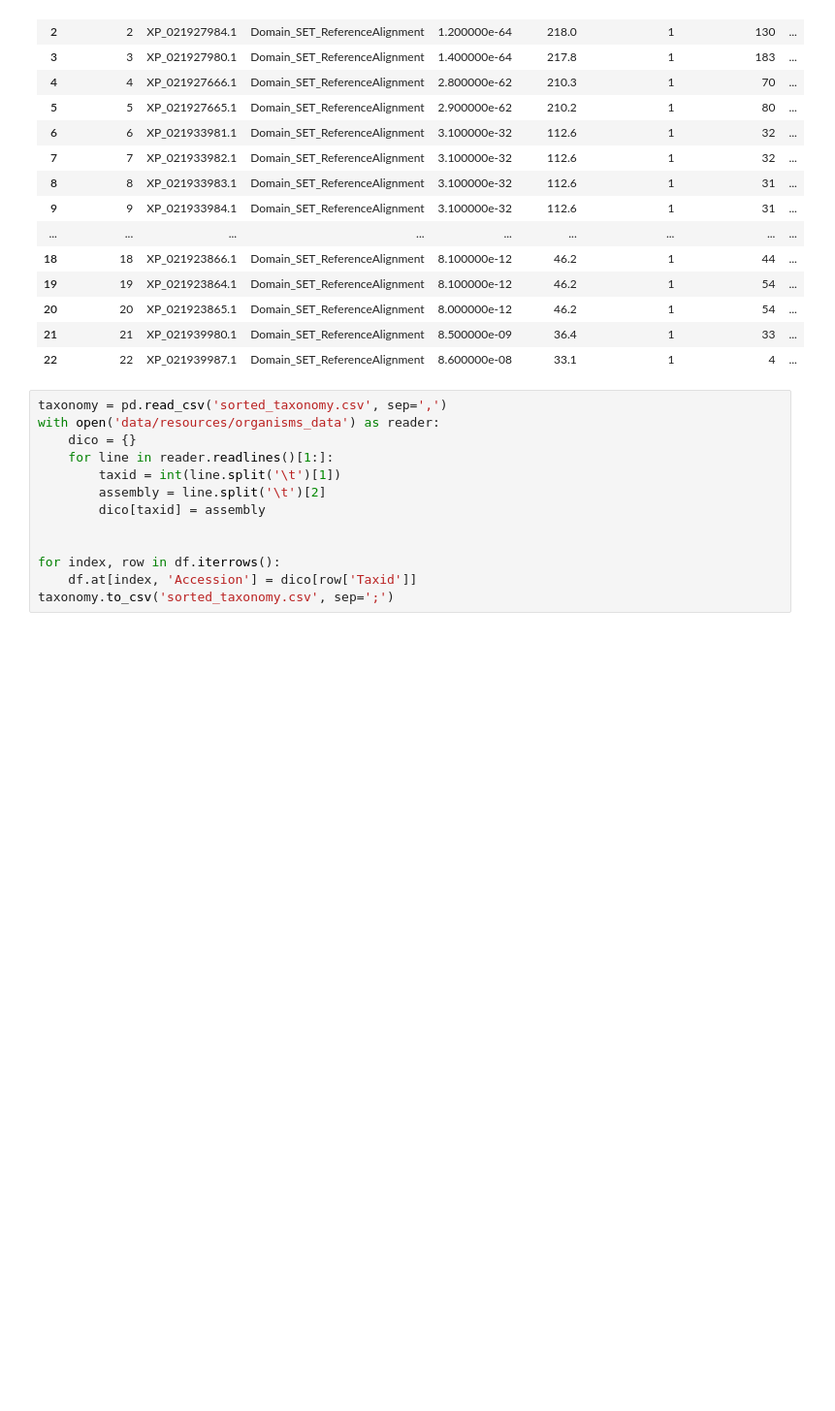
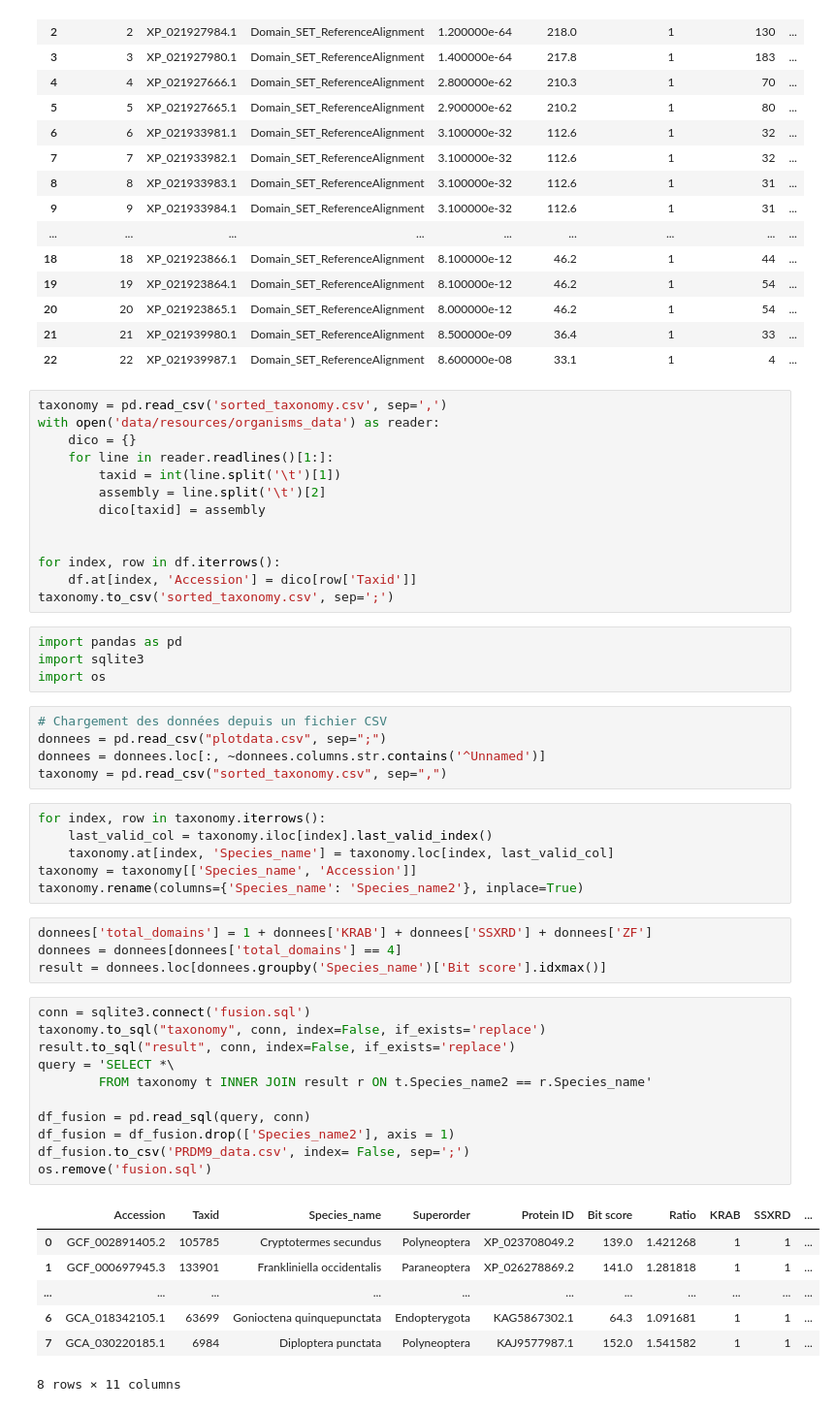
Before and after one commit to simonpenel/stage-automne-2023, a Jupyter notebook: plot_ratios.ipynb, the cells around one changed output. Shown: that part at 97% size. Saved outputs shown, nothing was run; the diff lists cells and outputs as text; blank space fills up the shorter version.

Commit message:
prdm9 sequences extraction for alignment

```diff
--- a/plot_ratios.ipynb
+++ b/plot_ratios.ipynb
@@ -131,3 +131,41 @@ with open('data/resources/organisms_data') as reader:
 for index, row in df.iterrows():
     df.at[index, 'Accession'] = dico[row['Taxid']]
 taxonomy.to_csv('sorted_taxonomy.csv', sep=';')
+# %%
+import pandas as pd
+import sqlite3
+import os
+# %%
+# Chargement des données depuis un fichier CSV
+donnees = pd.read_csv("plotdata.csv", sep=";")
+donnees = donnees.loc[:, ~donnees.columns.str.contains('^Unnamed')]
+taxonomy = pd.read_csv("sorted_taxonomy.csv", sep=",")
+# %%
+for index, row in taxonomy.iterrows():
+    last_valid_col = taxonomy.iloc[index].last_valid_index()
+    taxonomy.at[index, 'Species_name'] = taxonomy.loc[index, last_valid_col]
+taxonomy = taxonomy[['Species_name', 'Accession']]
+taxonomy.rename(columns={'Species_name': 'Species_name2'}, inplace=True)
+# %%
+donnees['total_domains'] = 1 + donnees['KRAB'] + donnees['SSXRD'] + donnees['ZF']
+donnees = donnees[donnees['total_domains'] == 4]
+result = donnees.loc[donnees.groupby('Species_name')['Bit score'].idxmax()]
+# %%
+conn = sqlite3.connect('fusion.sql')
+taxonomy.to_sql("taxonomy", conn, index=False, if_exists='replace')
+result.to_sql("result", conn, index=False, if_exists='replace')
+query = 'SELECT *\
+        FROM taxonomy t INNER JOIN result r ON t.Species_name2 == r.Species_name'
+
+df_fusion = pd.read_sql(query, conn)
+df_fusion = df_fusion.drop(['Species_name2'], axis = 1)
+df_fusion.to_csv('PRDM9_data.csv', index= False, sep=';')
+os.remove('fusion.sql')
+# %% [output]
+|  | Accession | Taxid | Species_name | Superorder | Protein ID | Bit score | Ratio | KRAB | SSXRD | ... |
+| 0 | GCF_002891405.2 | 105785 | Cryptotermes secundus | Polyneoptera | XP_023708049.2 | 139.0 | 1.421268 | 1 | 1 | ... |
+| 1 | GCF_000697945.3 | 133901 | Frankliniella occidentalis | Paraneoptera | XP_026278869.2 | 141.0 | 1.281818 | 1 | 1 | ... |
+| ... | ... | ... | ... | ... | ... | ... | ... | ... | ... | ... |
+| 6 | GCA_018342105.1 | 63699 | Gonioctena quinquepunctata | Endopterygota | KAG5867302.1 | 64.3 | 1.091681 | 1 | 1 | ... |
+| 7 | GCA_030220185.1 | 6984 | Diploptera punctata | Polyneoptera | KAJ9577987.1 | 152.0 | 1.541582 | 1 | 1 | ... |
+8 rows × 11 columns
```
Also changed, not shown: 2 other files.
